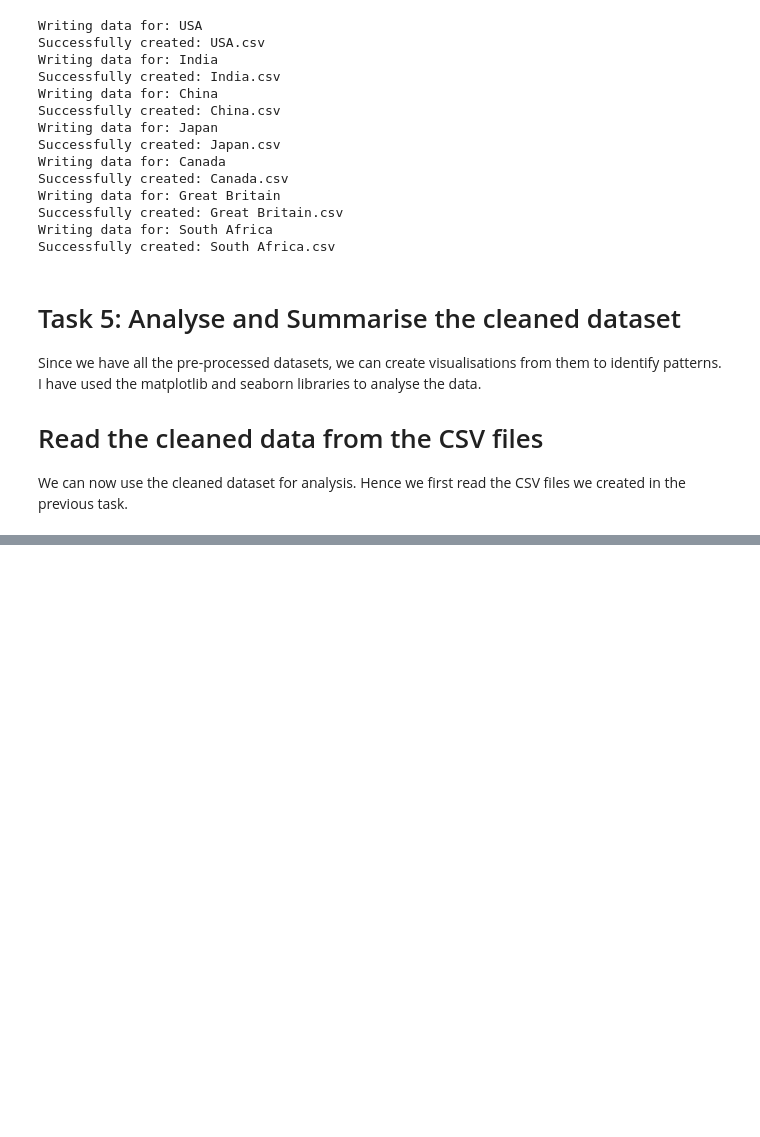
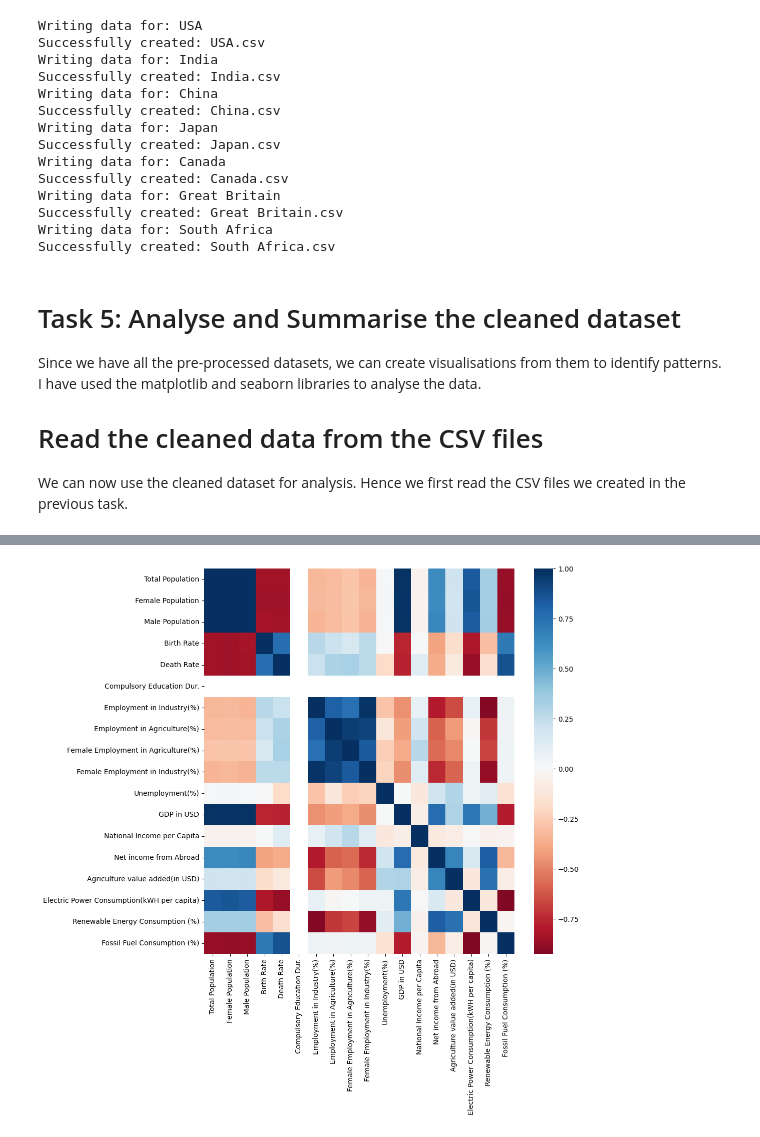
Before and after one commit to YogeshThakare007/World-Bank-Data-EDA, a Jupyter notebook: World Bank EDA.ipynb, the cells around one changed output, grey strips where cells are left out. Cells and saved outputs as stored; diff of their text form; code cells hidden in the pictures; blank space fills up the shorter version.

```diff
--- a/World Bank EDA.ipynb
+++ b/World Bank EDA.ipynb
@@ -511,3 +511,24 @@ Since we have all the pre-processed datasets, we can create visualisations from
 
 # Read the cleaned data from the CSV files
 We can now use the cleaned dataset for analysis. Hence we first read the CSV files we created in the previous task.
+# %%
+# read the cleaned data from every CSV
+try:
+    df_cleaned_us=pd.read_csv('USA.csv')
+    df_cleaned_in=pd.read_csv('India.csv')
+    df_cleaned_cn=pd.read_csv('China.csv')
+    df_cleaned_jp=pd.read_csv('Japan.csv')
+    df_cleaned_ca=pd.read_csv('Canada.csv')
+    df_cleaned_gb=pd.read_csv('Great Britain.csv')
+    df_cleaned_za=pd.read_csv('South Africa.csv')
+    print("Successfully read all the files")
+except:
+    # handling I/O exceptions
+    print("Unexpected error in reading a file. Check the file path and if a file exists with the name given.")
+
+# display data of one country to check if the cleaned data is loaded
+print("Displaying data for USA: ")
+display(df_cleaned_us.head())
+
+# create a list of clean dataframes for further analysis
+list_cleaned_df=[df_cleaned_us, df_cleaned_in, df_cleaned_cn, df_cleaned_jp, df_cleaned_ca, df_cleaned_gb, df_cleaned_za]
@@ -513,0 +589,13 @@ We can now use the cleaned dataset for analysis. Hence we first read the CSV fil
+# %%
+# create a copy
+df_cleaned_us_copy=df_cleaned_us.copy()
+# Exclude the categorical features from the matrix
+df_cleaned_us_copy.drop(['Year', 'Country'], inplace=True, axis='columns')
+
+# plot a correlation matrix
+fig, ax = plt.subplots(figsize=(10,10))
+sns.heatmap(df_cleaned_us_copy.corr(), cmap='RdBu', center=0,ax=ax)
+plt.savefig('correlation_us.png')
+plt.show()
+# %% [output]
+[figure, added]
```
Also changed, not shown: parts of 26 cells of this notebook.
